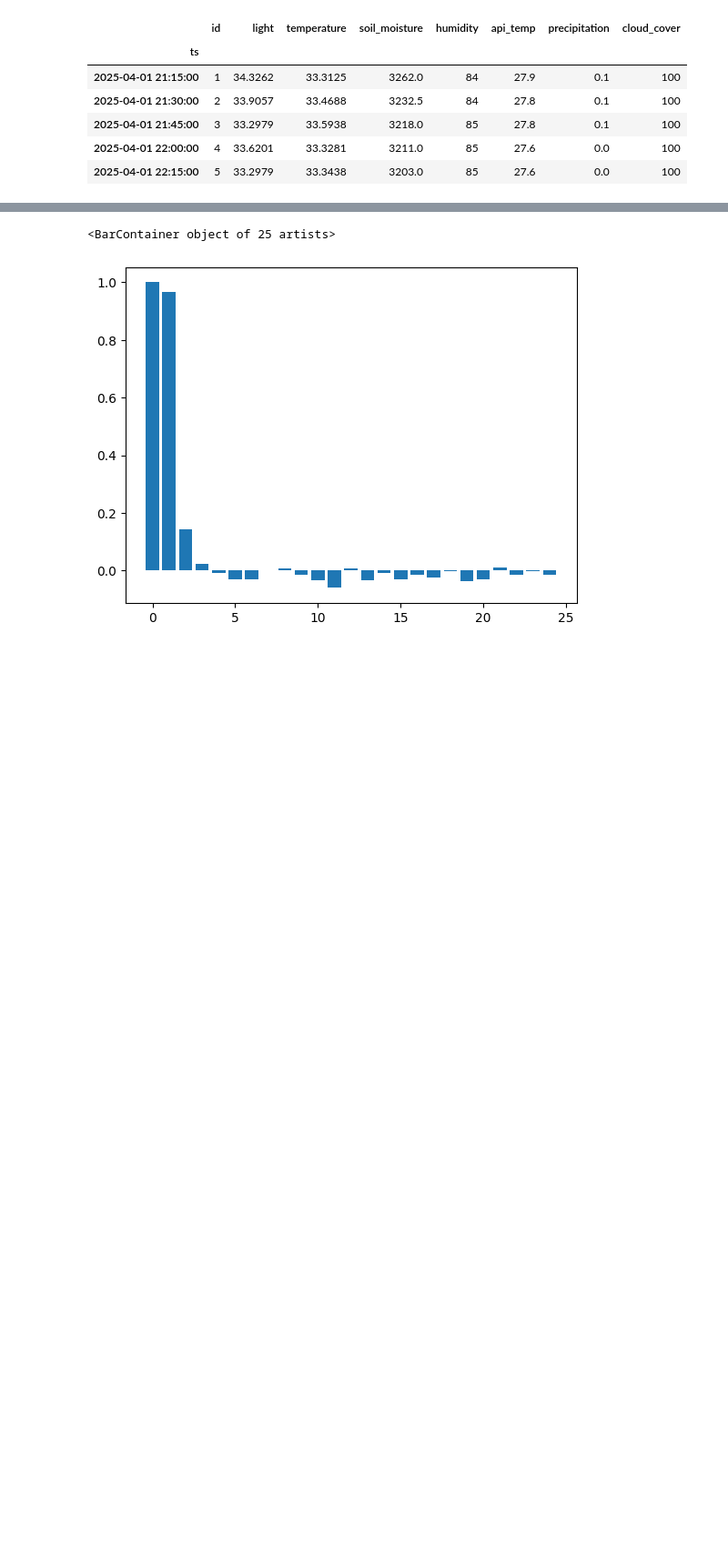
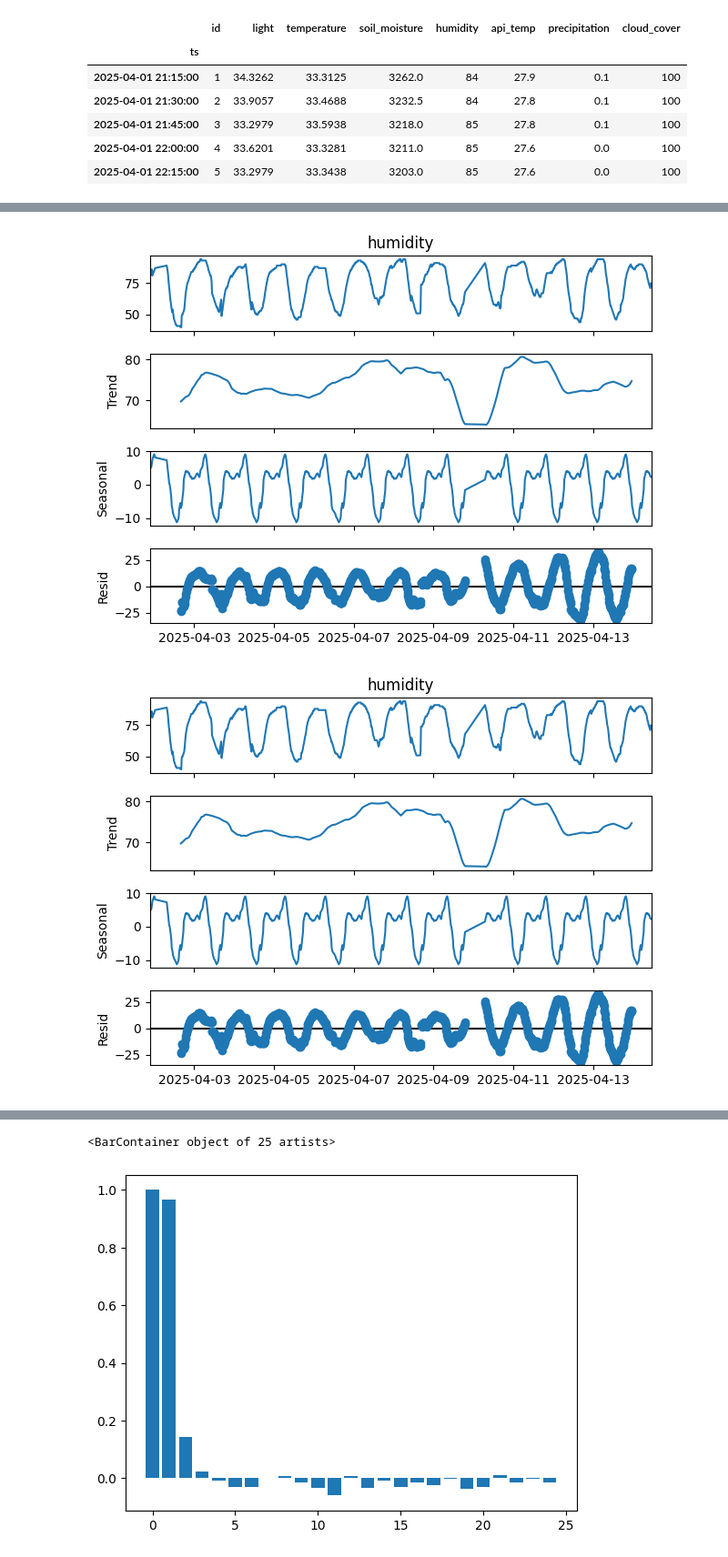
Before and after one commit to Jangsoodlor/smart-plant-pot-model, a Jupyter notebook: sarimax.ipynb, the cells around one changed output, grey strips where cells are left out. Shown: that part at 91% size. Saved outputs shown, nothing was run; the diff lists cells and outputs as text; code cells hidden in the pictures; blank space fills up the shorter version.

```diff
--- a/sarimax.ipynb
+++ b/sarimax.ipynb
@@ -23,0 +48,5 @@ df.head()
+# %%
+seasonal_decompose(df["humidity"], model="additive", period=96).plot()
+# %% [output]
+[figure, added]
+[figure, added]
```
Also changed, not shown: parts of 17 cells of this notebook, 1 other file.
